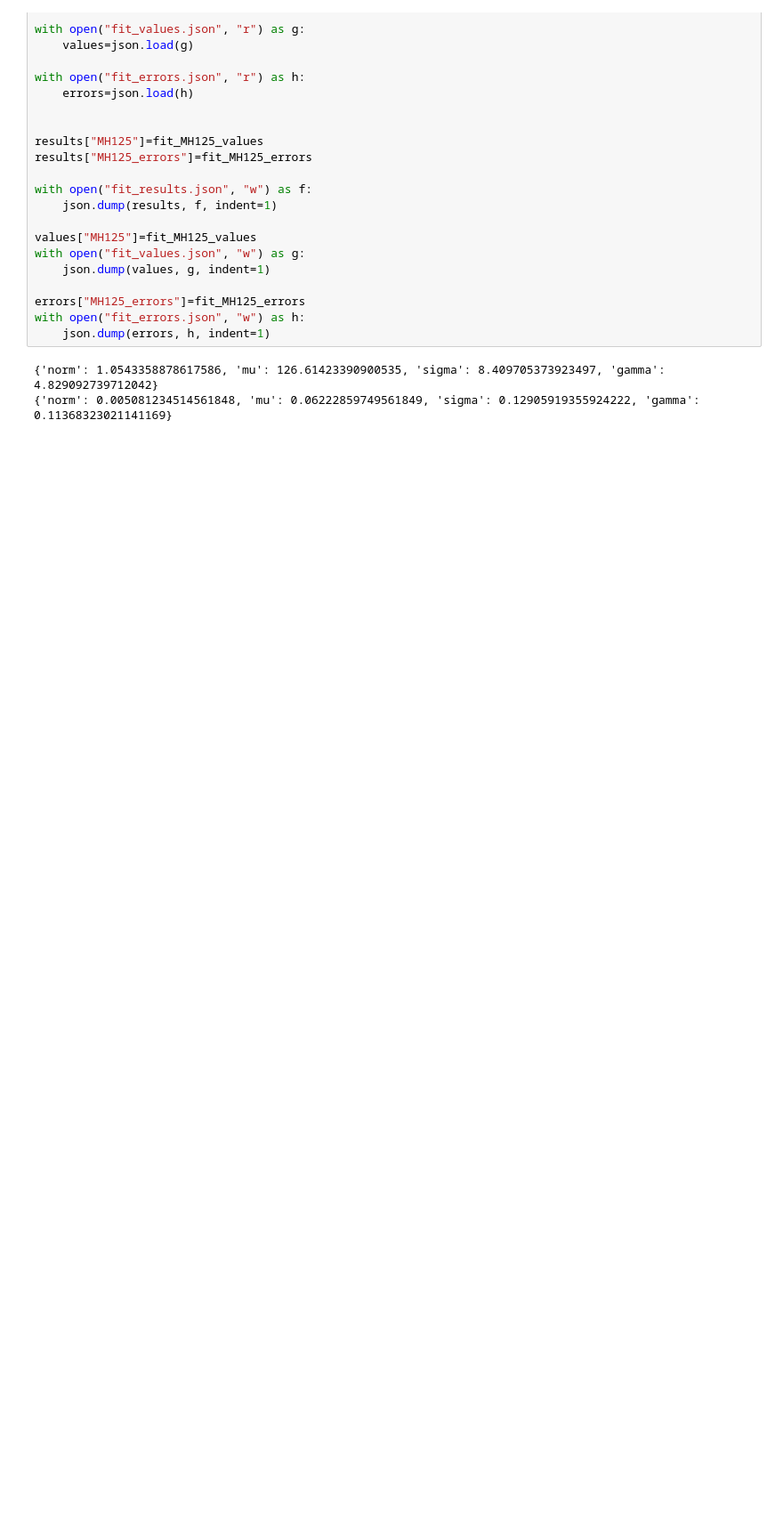
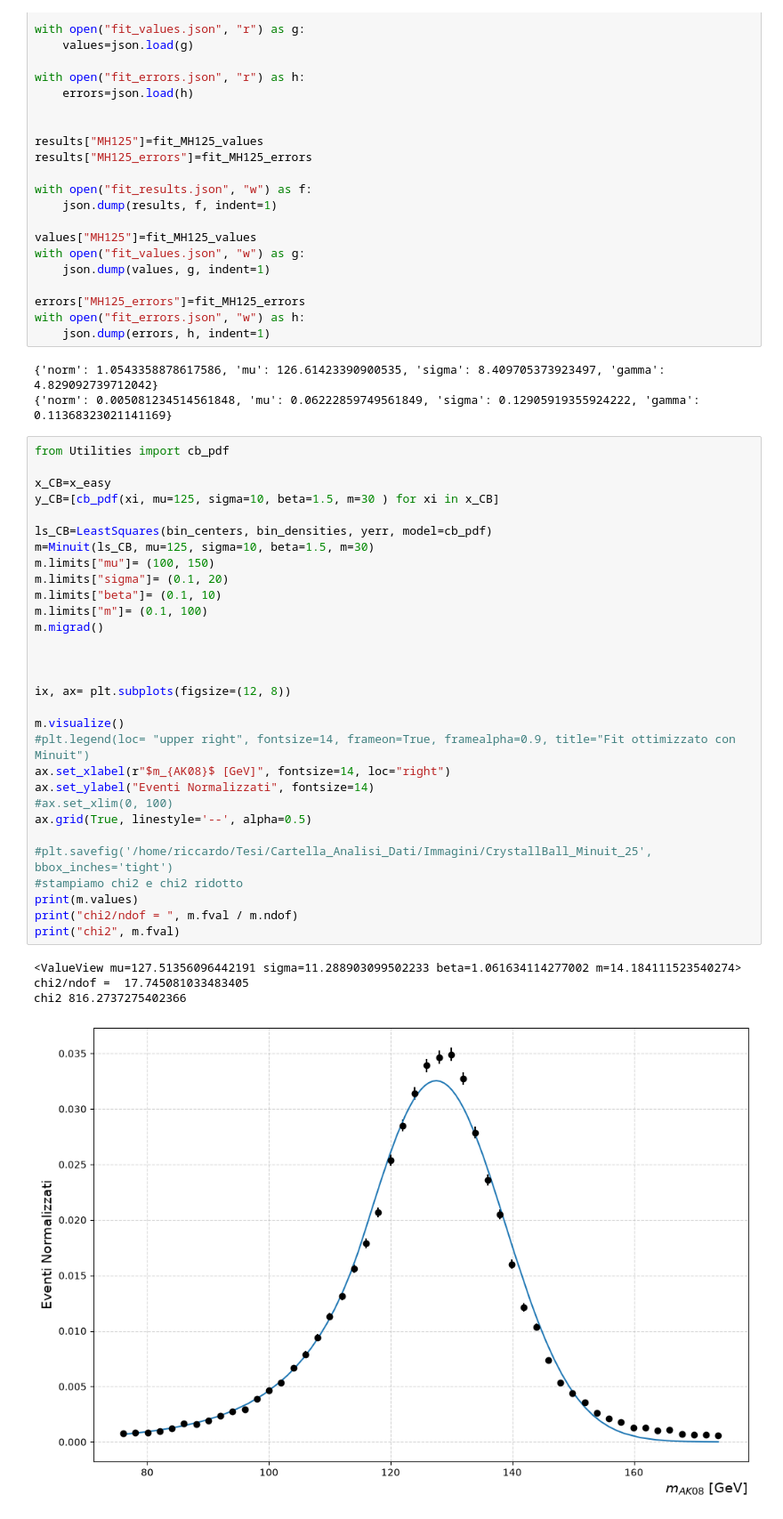
Before and after one commit to riccardocanterini-cyber/Tesi, a Jupyter notebook: Fit_Monofunzione/Fit_Dati_Filtrati_125.ipynb, the cells around one changed output. Shown at 89% size. Drawn from its saved outputs; the diff is of its cells as text; blank space fills up the shorter version.

```diff
--- a/Fit_Monofunzione/Fit_Dati_Filtrati_125.ipynb
+++ b/Fit_Monofunzione/Fit_Dati_Filtrati_125.ipynb
@@ -106,3 +106,38 @@ with open("fit_errors.json", "w") as h:
 # %% [output]
 {'norm': 1.0543358878617586, 'mu': 126.61423390900535, 'sigma': 8.409705373923497, 'gamma': 4.829092739712042}
 {'norm': 0.005081234514561848, 'mu': 0.06222859749561849, 'sigma': 0.12905919355924222, 'gamma': 0.11368323021141169}
+# %%
+from Utilities import cb_pdf
+
+x_CB=x_easy
+y_CB=[cb_pdf(xi, mu=125, sigma=10, beta=1.5, m=30 ) for xi in x_CB]
+
+ls_CB=LeastSquares(bin_centers, bin_densities, yerr, model=cb_pdf)
+m=Minuit(ls_CB, mu=125, sigma=10, beta=1.5, m=30)
+m.limits["mu"]= (100, 150)
+m.limits["sigma"]= (0.1, 20)
+m.limits["beta"]= (0.1, 10)
+m.limits["m"]= (0.1, 100)
+m.migrad()
+
+
+
+ix, ax= plt.subplots(figsize=(12, 8))
+
+m.visualize()
+#plt.legend(loc= "upper right", fontsize=14, frameon=True, framealpha=0.9, title="Fit ottimizzato con Minuit")
+ax.set_xlabel(r"$m_{AK08}$ [GeV]", fontsize=14, loc="right")
+ax.set_ylabel("Eventi Normalizzati", fontsize=14)
+#ax.set_xlim(0, 100)
+ax.grid(True, linestyle='--', alpha=0.5)
+
+#plt.savefig('/home/riccardo/Tesi/Cartella_Analisi_Dati/Immagini/CrystallBall_Minuit_25', bbox_inches='tight')
+#stampiamo chi2 e chi2 ridotto
+print(m.values)
+print("chi2/ndof = ", m.fval / m.ndof)
+print("chi2", m.fval)
+# %% [output]
+<ValueView mu=127.51356096442191 sigma=11.288903099502233 beta=1.061634114277002 m=14.184111523540274>
+chi2/ndof =  17.745081033483405
+chi2 816.2737275402366
+[figure, added]
```
Also changed, not shown: parts of 3 cells of this notebook, 34 other files.
